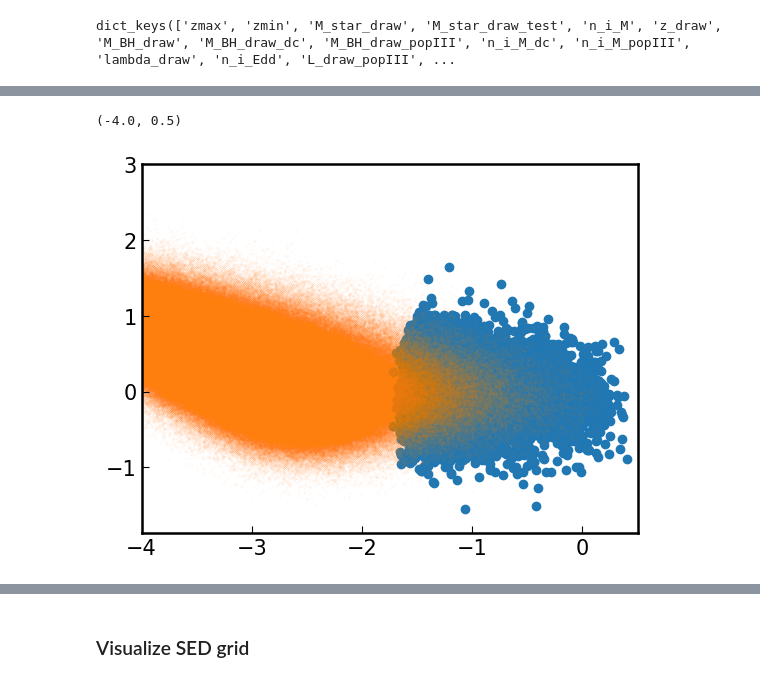
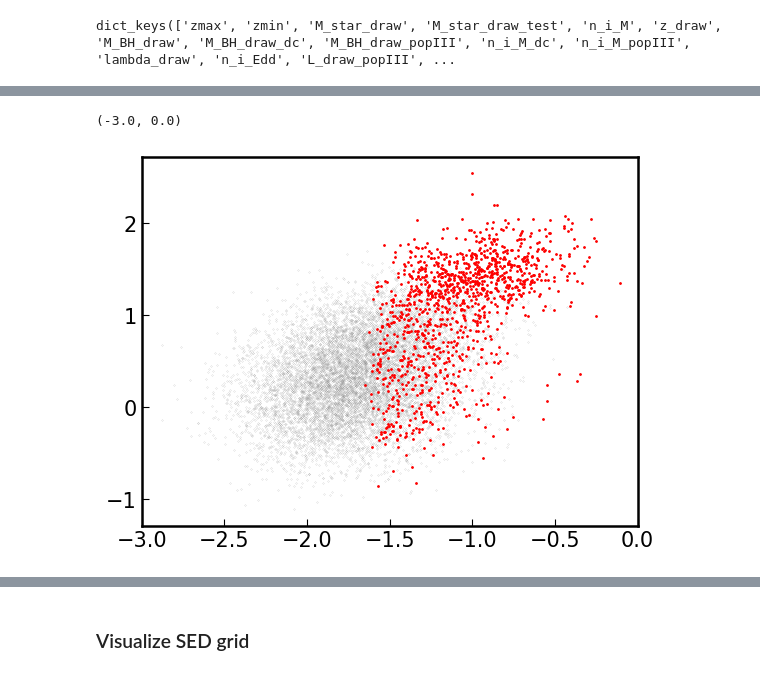
Before and after one commit to burke86/imbh_forecast, a Jupyter notebook: forecast.ipynb, the cells around one changed output, grey strips where cells are left out. Drawn from its saved outputs; the diff is of its cells as text; code cells hidden in the pictures.

```diff
--- a/forecast.ipynb
+++ b/forecast.ipynb
@@ -314,15 +316,19 @@ y = np.log10(s[f'tau_RF_{band}'][mask_mass & mask_mag]*(1 + z))
 # %%
 mask_mag = s[f'm_{band}'] < 25
 
 z = s['z_draw'][mask_mass & mask_var]
-plt.scatter(np.log10(s[f'SFinf_{band}'][mask_mass & mask_var]), np.log10(s[f'tau_RF_{band}'][mask_mass & mask_var]*(1 + z)))
+plt.scatter(np.log10(s[f'SFinf_{band}'][mask_mass & mask_var]),
+            np.log10(s[f'tau_RF_{band}'][mask_mass & mask_var]*(1 + z)),
+            color='red', s=1, zorder=1)
 z = s['z_draw'][mask_mass & mask_mag]
-plt.scatter(np.log10(s[f'SFinf_{band}'][mask_mass & mask_mag]), np.log10(s[f'tau_RF_{band}'][mask_mass & mask_mag]*(1 + z)), s=.001)
-plt.gca().set_xlim(-4, 0.5)
+plt.scatter(np.log10(s[f'SFinf_{band}'][mask_mass & mask_mag]),
+            np.log10(s[f'tau_RF_{band}'][mask_mass & mask_mag]*(1 + z)),
+            color='gray', s=.01, zorder=0)
+plt.gca().set_xlim(-3, 0.0)
 
 # Why the large tau branch?
 
 # OK, try bumping up stellar mass and BH mass to 1e13
 # %% [output]
-(-4.0, 0.5)
+(-3.0, 0.0)
-[figure, old version]
+[figure, new version]
```
Also changed, not shown: parts of 47 cells of this notebook, 1 other file.
